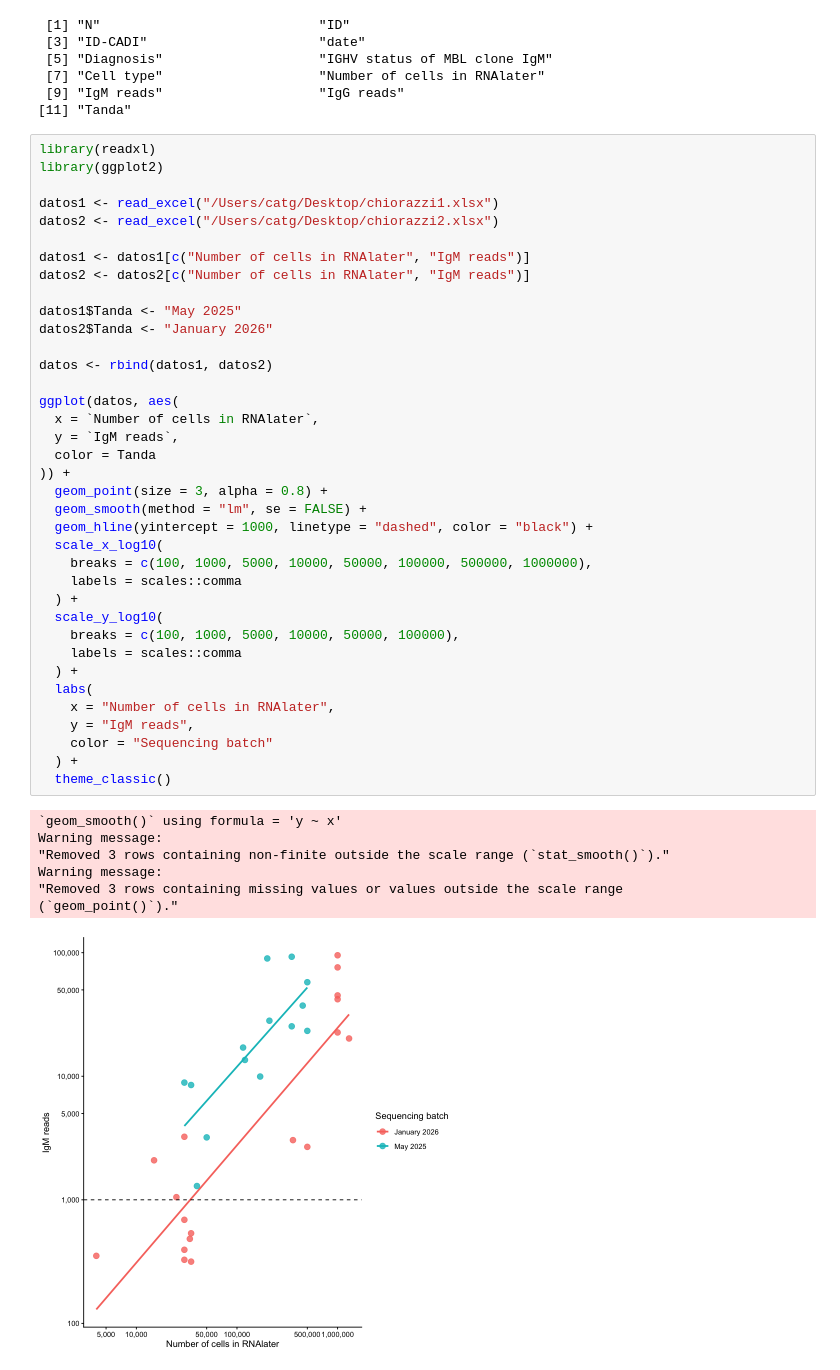
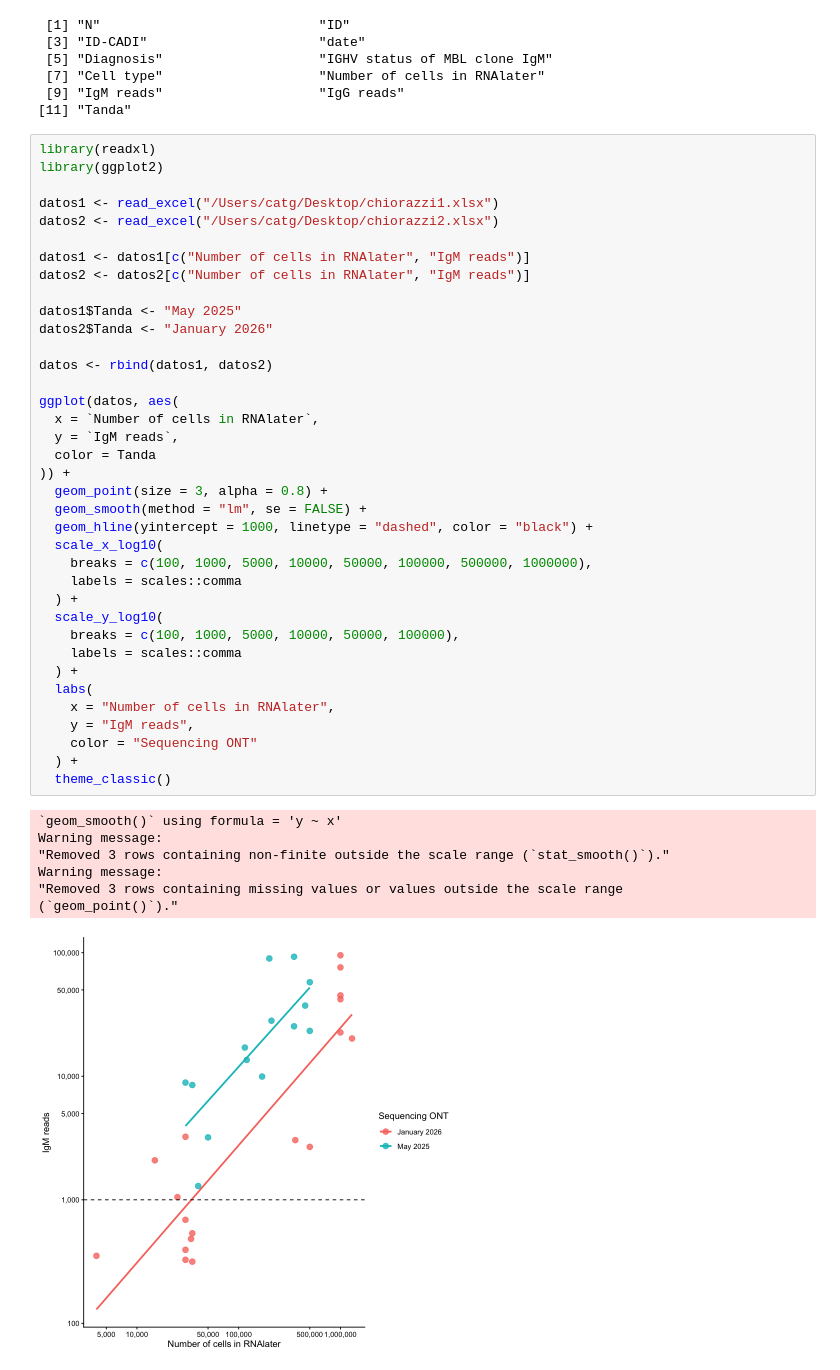
Before and after one commit to sofiacardenase/tesisbioinf-sofia, a Jupyter notebook: notebooks/plot_ch.ipynb, the cells around one changed output. Saved outputs shown, nothing was run; the diff lists cells and outputs as text.

```diff
--- a/notebooks/plot_ch.ipynb
+++ b/notebooks/plot_ch.ipynb
@@ -201,32 +201,32 @@ datos2$Tanda <- "January 2026"
 datos <- rbind(datos1, datos2)
 
 ggplot(datos, aes(
   x = `Number of cells in RNAlater`,
   y = `IgM reads`,
   color = Tanda
 )) +
   geom_point(size = 3, alpha = 0.8) +
   geom_smooth(method = "lm", se = FALSE) +
   geom_hline(yintercept = 1000, linetype = "dashed", color = "black") +
   scale_x_log10(
     breaks = c(100, 1000, 5000, 10000, 50000, 100000, 500000, 1000000),
     labels = scales::comma
   ) +
   scale_y_log10(
     breaks = c(100, 1000, 5000, 10000, 50000, 100000),
     labels = scales::comma
   ) +
   labs(
     x = "Number of cells in RNAlater",
     y = "IgM reads",
-    color = "Sequencing batch"
+    color = "Sequencing ONT"
   ) +
   theme_classic()
 # %% [output]
 `geom_smooth()` using formula = 'y ~ x'
 Warning message:
 "Removed 3 rows containing non-finite outside the scale range (`stat_smooth()`)."
 Warning message:
 "Removed 3 rows containing missing values or values outside the scale range
 (`geom_point()`)."
-[figure, old version]
+[figure, new version]
```
